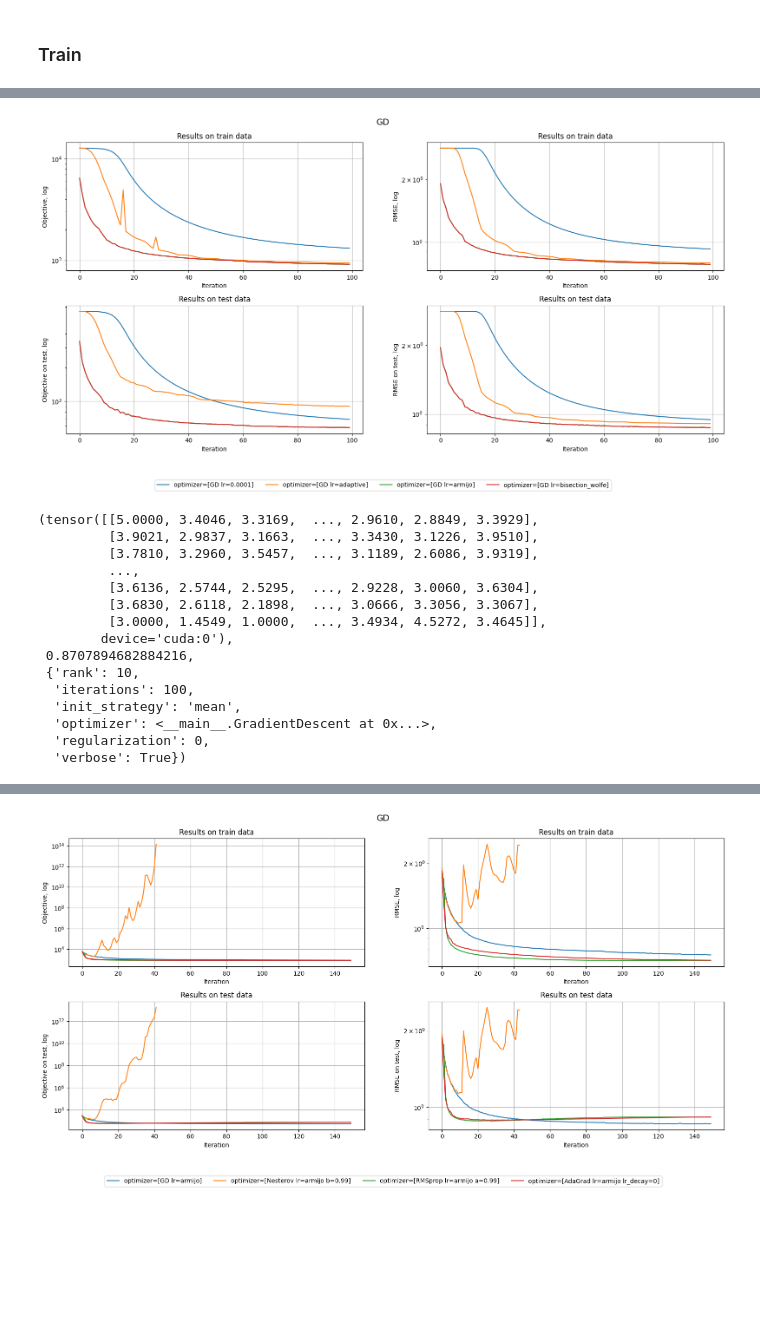
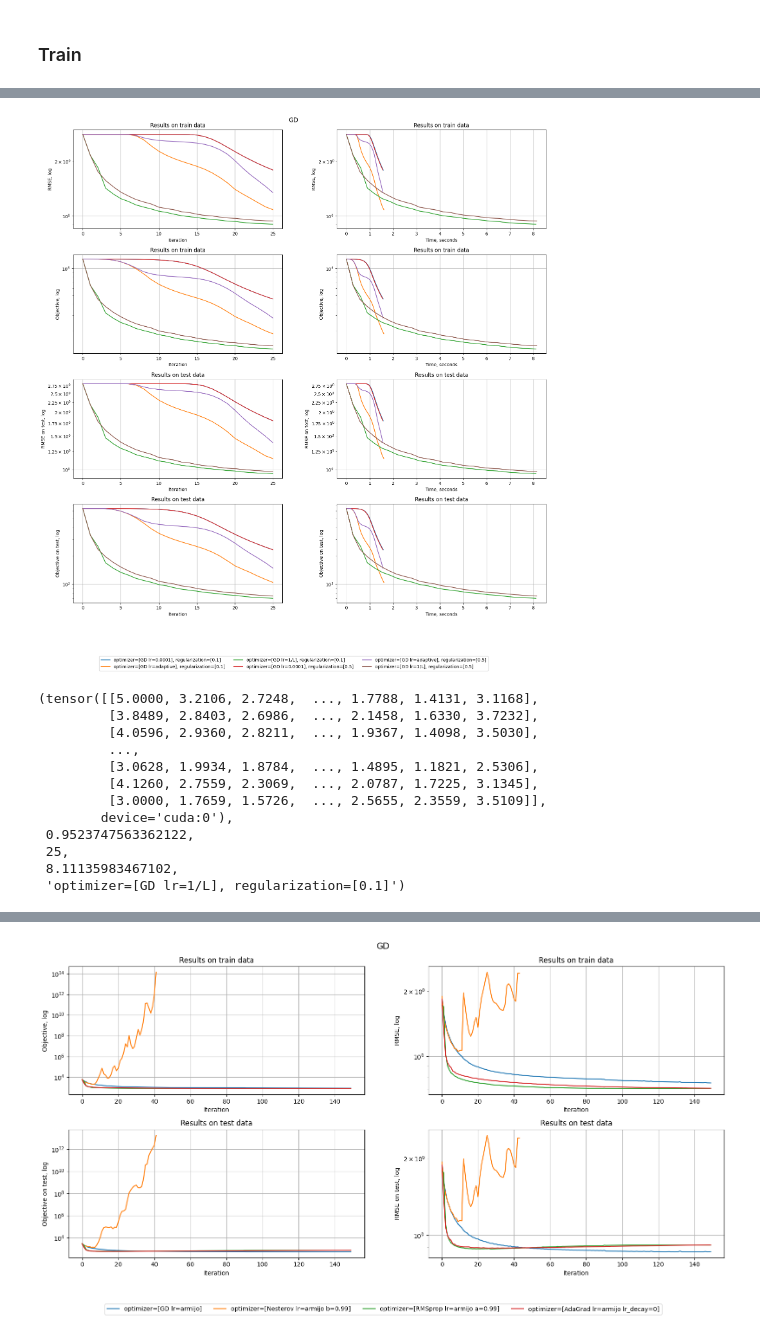
Before and after one commit to dsomni/hdda-f24, a Jupyter notebook: solution.ipynb, the cells around one changed output, grey strips where cells are left out. Saved outputs shown, nothing was run; the diff lists cells and outputs as text; code cells hidden in the pictures; blank space fills up the shorter version.

```diff
--- a/solution.ipynb
+++ b/solution.ipynb
@@ -96,26 +101,36 @@ def choose_best(
     test_mask: torch.Tensor,
     solver: Callable,
     possible_params: dict,
-    loss_param: str = "rmse_test",
-) -> tuple[torch.Tensor, float, dict, dict]:
+) -> tuple[torch.Tensor, float, int, float, str, dict]:
+    matrix = matrix.to(DEVICE)
+    mask = mask.to(DEVICE)
+    test_mask = test_mask.to(DEVICE)
+
     best_loss = 1e3
+    best_time = 1e3
     best_solution = torch.zeros(1)
-    best_params = {}
+    best_iter = 0
+    best_name = ""
 
     log_dicts = {}
 
     for params, name in get_params_combinations_dict(possible_params):
-        solution, log_dict = solver(matrix, mask, test_mask, **params)
+        log_dict = solver(matrix, mask, test_mask, **params)
         log_dicts[name] = log_dict
 
-        loss = log_dict[loss_param][-1]
+        loss = log_dict["best_rmse_test"]
+        total_time = log_dict["best_time"]
 
-        if loss < best_loss:
+        if loss < best_loss or (loss == best_loss and total_time < best_time):
             best_loss = loss
-            best_solution = solution.clone()
-            best_params = params.copy()
+            best_time = total_time
+            best_iter = log_dict["best_k"]
+            best_name = name
+            best_u = log_dict["best_u"].to(DEVICE)
+            best_v = log_dict["best_v"].to(DEVICE)
 
-    return best_solution, best_loss, best_params, log_dicts
+    best_solution = matrix + (~mask) * predict_matrix(best_u, best_v)
+    return best_solution, best_loss, best_iter, best_time, best_name, log_dicts
 # %%
 def plot_log_dicts(
     log_dicts: dict,
@@ -1054,51 +1176,49 @@ gd_toy_res[:-1]
 # %%
 gd_res = choose_best(
     real_matrix_full,
     real_mask,
     real_test_mask,
     pure_gd,
     {
         "rank": 10,
-        "iterations": 100,
+        "iterations": 25,
         "init_strategy": "svd",
         "optimizer": [
             (str(optimizer), optimizer)
             for optimizer in [
                 GradientDescent(lr_scheduler=lr_scheduler)
                 for lr_scheduler in [
                     Normal(1e-4),
                     AdaptiveStep(),
-                    # Estimate1OverL(),
-                    Armijo(),
-                    BisectionWolfe(),
+                    Estimate1OverL(),
+                    # Armijo(),
+                    # StrongWolfe(),
+                    # BisectionWolfe(),
                 ]
             ]
         ],
-        "regularization": 0,
+        "regularization": [0.1, 0.5],
         "verbose": True,
     },
 )
 
 plot_log_dicts(gd_res[-1], "GD")
 
 gd_res[:-1]
 # %% [output]
-[figure, old version]
+[figure, new version]
-(tensor([[5.0000, 3.4046, 3.3169,  ..., 2.9610, 2.8849, 3.3929],
-         [3.9021, 2.9837, 3.1663,  ..., 3.3430, 3.1226, 3.9510],
-         [3.7810, 3.2960, 3.5457,  ..., 3.1189, 2.6086, 3.9319],
+(tensor([[5.0000, 3.2106, 2.7248,  ..., 1.7788, 1.4131, 3.1168],
+         [3.8489, 2.8403, 2.6986,  ..., 2.1458, 1.6330, 3.7232],
+         [4.0596, 2.9360, 2.8211,  ..., 1.9367, 1.4098, 3.5030],
          ...,
-         [3.6136, 2.5744, 2.5295,  ..., 2.9228, 3.0060, 3.6304],
-         [3.6830, 2.6118, 2.1898,  ..., 3.0666, 3.3056, 3.3067],
-         [3.0000, 1.4549, 1.0000,  ..., 3.4934, 4.5272, 3.4645]],
+         [3.0628, 1.9934, 1.8784,  ..., 1.4895, 1.1821, 2.5306],
+         [4.1260, 2.7559, 2.3069,  ..., 2.0787, 1.7225, 3.1345],
+         [3.0000, 1.7659, 1.5726,  ..., 2.5655, 2.3559, 3.5109]],
         device='cuda:0'),
- 0.8707894682884216,
- {'rank': 10,
-  'iterations': 100,
-  'init_strategy': 'mean',
-  'optimizer': <__main__.GradientDescent at 0x...>,
-  'regularization': 0,
-  'verbose': True})
+ 0.9523747563362122,
+ 25,
+ 8.11135983467102,
+ 'optimizer=[GD lr=1/L], regularization=[0.1]')
 # %%
 gd_res = choose_best(
     real_matrix_full,
```
Also changed, not shown: parts of 33 cells of this notebook, 2 other files.
